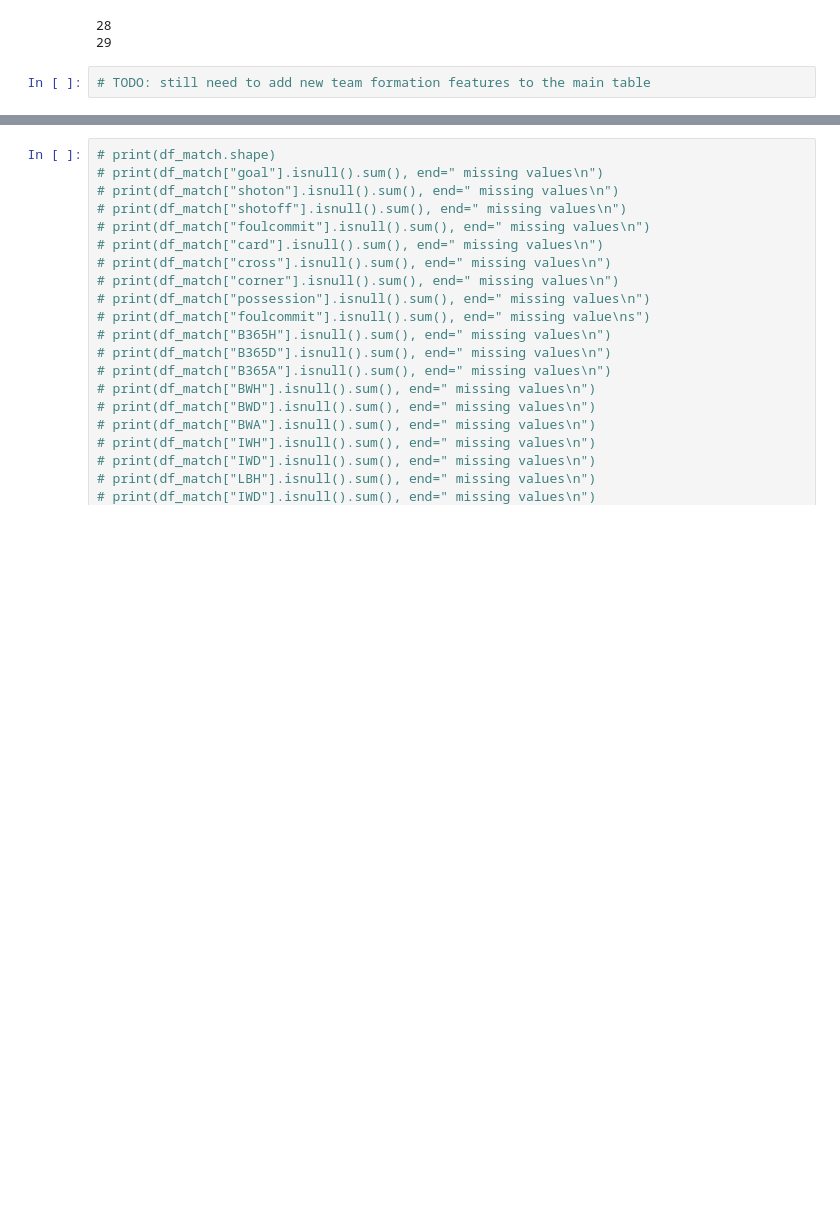
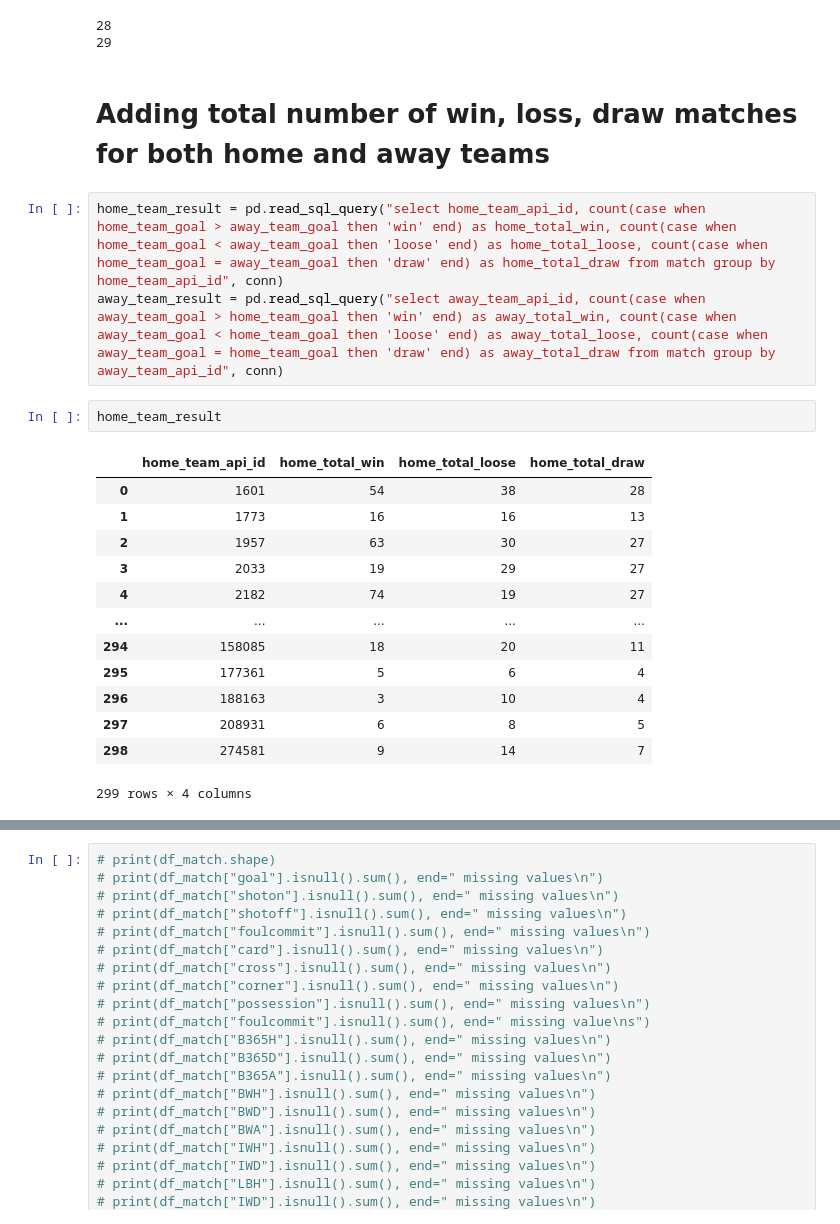
Before and after one commit to ravi7522/Football-Prediction, a Jupyter notebook: data_preprocessing_table_merge.ipynb, the cells around one changed output, grey strips where cells are left out. Cells and saved outputs as stored; diff of their text form; blank space fills up the shorter version.

Commit message:
add 6 new features related to home and away win loose and draw

```diff
--- a/data_preprocessing_table_merge.ipynb
+++ b/data_preprocessing_table_merge.ipynb
@@ -563,5 +566,24 @@ print(len(list(set(away_team_formation))))
 # %% [output]
 28
 29
-# %%
-# TODO: still need to add new team formation features to the main table
+# %% [markdown]
+# Adding total number of win, loss, draw matches for both home and away teams
+# %%
+home_team_result = pd.read_sql_query("select home_team_api_id, count(case when home_team_goal > away_team_goal then 'win' end) as home_total_win, count(case when home_team_goal < away_team_goal then 'loose' end) as home_total_loose, count(case when home_team_goal = away_team_goal then 'draw' end) as home_total_draw from match group by home_team_api_id", conn)
+away_team_result = pd.read_sql_query("select away_team_api_id, count(case when away_team_goal > home_team_goal then 'win' end) as away_total_win, count(case when away_team_goal < home_team_goal then 'loose' end) as away_total_loose, count(case when away_team_goal = home_team_goal then 'draw' end) as away_total_draw from match group by away_team_api_id", conn)
+# %%
+home_team_result
+# %% [output]
+|  | home_team_api_id | home_total_win | home_total_loose | home_total_draw |
+| 0 | 1601 | 54 | 38 | 28 |
+| 1 | 1773 | 16 | 16 | 13 |
+| 2 | 1957 | 63 | 30 | 27 |
+| 3 | 2033 | 19 | 29 | 27 |
+| 4 | 2182 | 74 | 19 | 27 |
+| ... | ... | ... | ... | ... |
+| 294 | 158085 | 18 | 20 | 11 |
+| 295 | 177361 | 5 | 6 | 4 |
+| 296 | 188163 | 3 | 10 | 4 |
+| 297 | 208931 | 6 | 8 | 5 |
+| 298 | 274581 | 9 | 14 | 7 |
+299 rows × 4 columns
```
Also changed, not shown: parts of 15 cells of this notebook, 1 other file.
